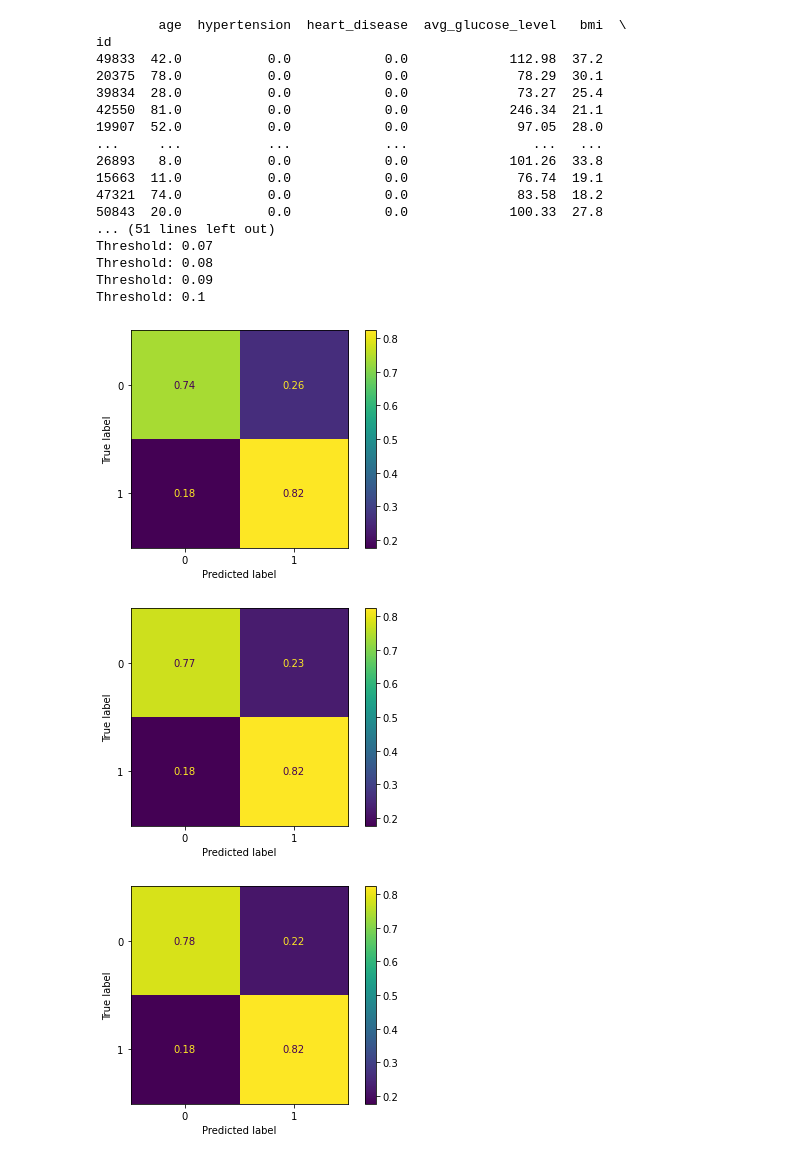
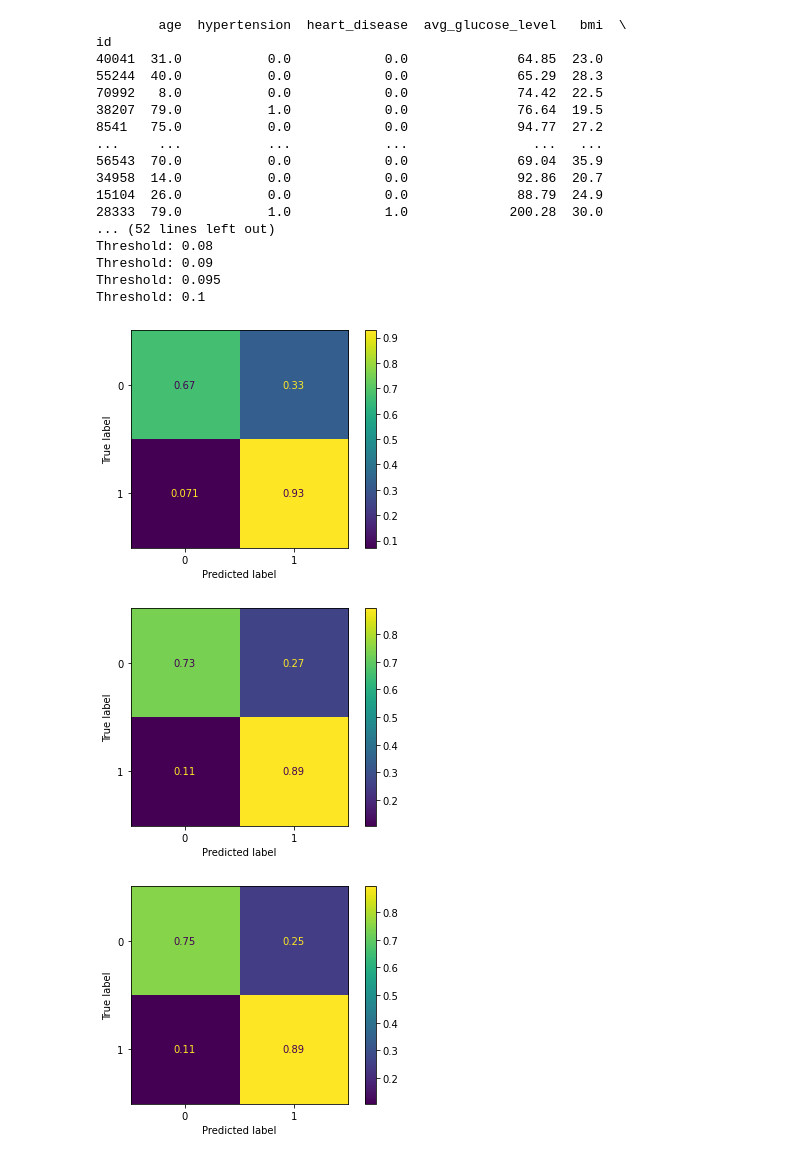
Before and after one commit to sean-ashley/Stroke-Prediction-App, a Jupyter notebook: training/model_testing.ipynb, the cells around one changed output. Saved outputs shown, nothing was run; the diff lists cells and outputs as text; code cells hidden in the pictures.

Commit message:
found optimal prediction threshold

```diff
--- a/training/model_testing.ipynb
+++ b/training/model_testing.ipynb
@@ -21,7 +21,7 @@ Requirement already satisfied: xgboost in /home/sean/.local/lib/python3.8/site-p
 Requirement already satisfied: numpy in /home/sean/.local/lib/python3.8/site-packages (from xgboost) (1.19.4)
 Requirement already satisfied: scipy in /home/sean/.local/lib/python3.8/site-packages (from xgboost) (1.5.4)
 # %%
-with open("model.pickle","rb") as picklefile:
+with open("model1.pickle","rb") as picklefile:
     model = pickle.load(picklefile)
 # %%
 X_train, X_test, y_train, y_test = load_data("../data/healthcare-dataset-stroke-data.csv")
@@ -98,35 +98,35 @@ Threshold: 1
 # %%
 prediction_probas = model.predict_proba(X_test)[:,-1]
 
 
 
-thresholds = [0.01,0.02,0.03,0.04,0.05,0.06,0.07,0.08,0.09,0.1]
+thresholds = [0.01,0.02,0.03,0.04,0.05,0.06,0.07,0.08,0.09,0.095,0.1]
 
 for i in thresholds:
     rounded_prediction = np.where(prediction_probas >= i , 1, 0)
     print("Threshold: {}".format(i))
     cm =  confusion_matrix(y_test,rounded_prediction,labels = model.classes_,normalize = 'true')
     disp = ConfusionMatrixDisplay(confusion_matrix=cm,
                        display_labels=model.classes_)
     disp.plot()
 # %% [output]
         age  hypertension  heart_disease  avg_glucose_level   bmi  \
 id
-49833  42.0           0.0            0.0             112.98  37.2
-20375  78.0           0.0            0.0              78.29  30.1
-39834  28.0           0.0            0.0              73.27  25.4
-42550  81.0           0.0            0.0             246.34  21.1
-19907  52.0           0.0            0.0              97.05  28.0
+40041  31.0           0.0            0.0              64.85  23.0
+55244  40.0           0.0            0.0              65.29  28.3
+70992   8.0           0.0            0.0              74.42  22.5
+38207  79.0           1.0            0.0              76.64  19.5
+8541   75.0           0.0            0.0              94.77  27.2
 ...     ...           ...            ...                ...   ...
-26893   8.0           0.0            0.0             101.26  33.8
-15663  11.0           0.0            0.0              76.74  19.1
-47321  74.0           0.0            0.0              83.58  18.2
-50843  20.0           0.0            0.0             100.33  27.8
-... (51 lines left out)
-Threshold: 0.07
+56543  70.0           0.0            0.0              69.04  35.9
+34958  14.0           0.0            0.0              92.86  20.7
+15104  26.0           0.0            0.0              88.79  24.9
+28333  79.0           1.0            1.0             200.28  30.0
+... (52 lines left out)
 Threshold: 0.08
 Threshold: 0.09
+Threshold: 0.095
 Threshold: 0.1
-[figure, old version]
+[figure, new version]
-[figure, old version]
+[figure, new version]
-[figure, old version]
+[figure, new version]
```
Also changed, not shown: parts of 5 cells of this notebook, 4 other files.
